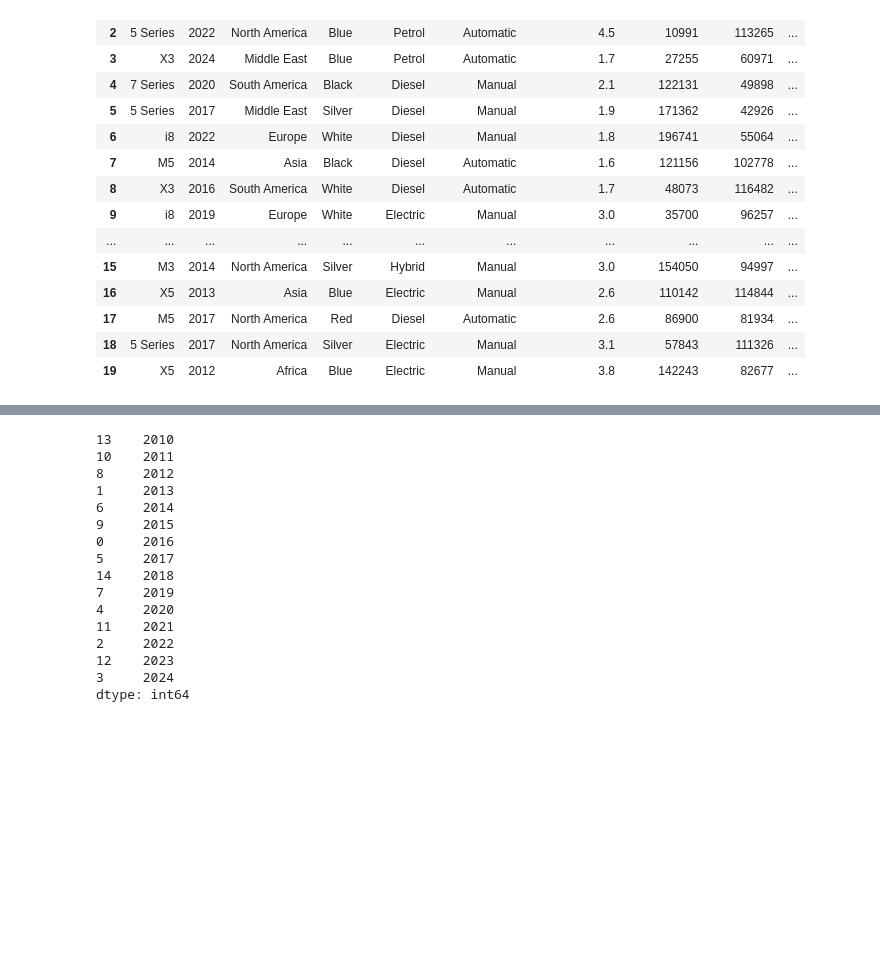
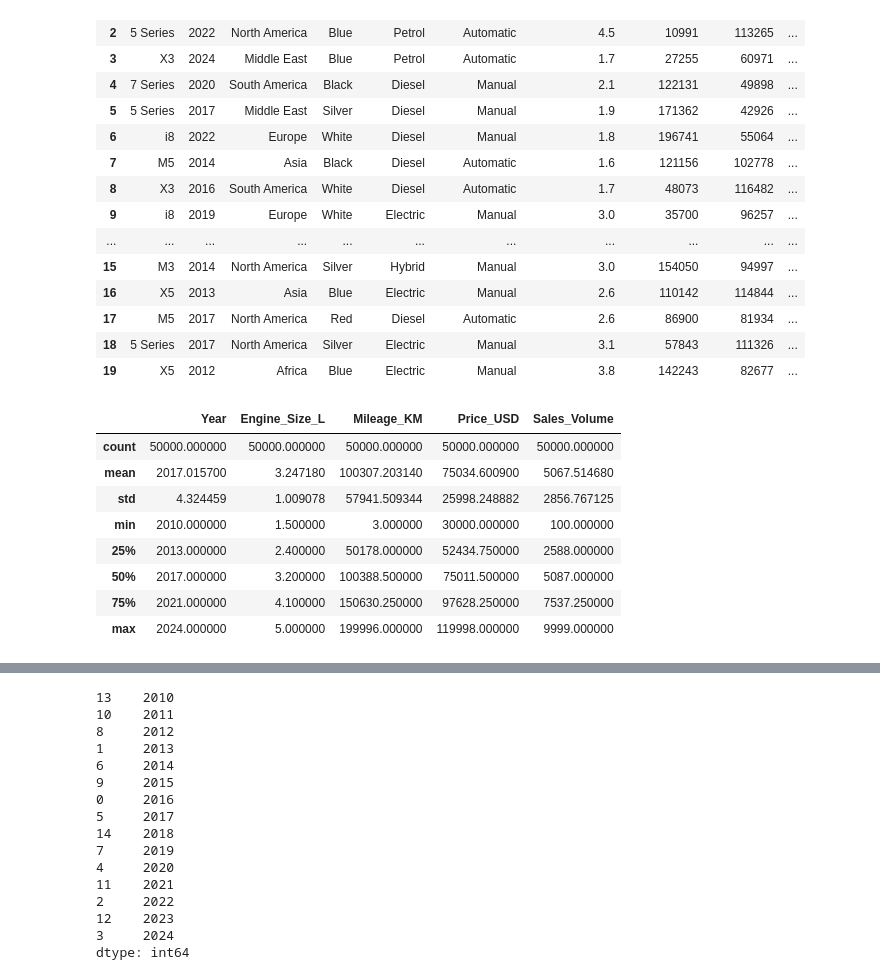
Before and after one commit to VithushanE/BMWWorldWideSales, a Jupyter notebook: BMWSales.ipynb, the cells around one changed output, grey strips where cells are left out. Saved outputs shown, nothing was run; the diff lists cells and outputs as text; code cells hidden in the pictures; blank space fills up the shorter version.

Commit message:
more data exploration

```diff
--- a/BMWSales.ipynb
+++ b/BMWSales.ipynb
@@ -44,3 +44,17 @@ data.head(20)
 | 17 | M5 | 2017 | North America | Red | Diesel | Automatic | 2.6 | 86900 | 81934 | ... |
 | 18 | 5 Series | 2017 | North America | Silver | Electric | Manual | 3.1 | 57843 | 111326 | ... |
 | 19 | X5 | 2012 | Africa | Blue | Electric | Manual | 3.8 | 142243 | 82677 | ... |
+# %%
+# exploring data
+
+data.describe()
+# %% [output]
+|  | Year | Engine_Size_L | Mileage_KM | Price_USD | Sales_Volume |
+| count | 50000.000000 | 50000.000000 | 50000.000000 | 50000.000000 | 50000.000000 |
+| mean | 2017.015700 | 3.247180 | 100307.203140 | 75034.600900 | 5067.514680 |
+| std | 4.324459 | 1.009078 | 57941.509344 | 25998.248882 | 2856.767125 |
+| min | 2010.000000 | 1.500000 | 3.000000 | 30000.000000 | 100.000000 |
+| 25% | 2013.000000 | 2.400000 | 50178.000000 | 52434.750000 | 2588.000000 |
+| 50% | 2017.000000 | 3.200000 | 100388.500000 | 75011.500000 | 5087.000000 |
+| 75% | 2021.000000 | 4.100000 | 150630.250000 | 97628.250000 | 7537.250000 |
+| max | 2024.000000 | 5.000000 | 199996.000000 | 119998.000000 | 9999.000000 |
```
Also changed, not shown: parts of 7 cells of this notebook.
